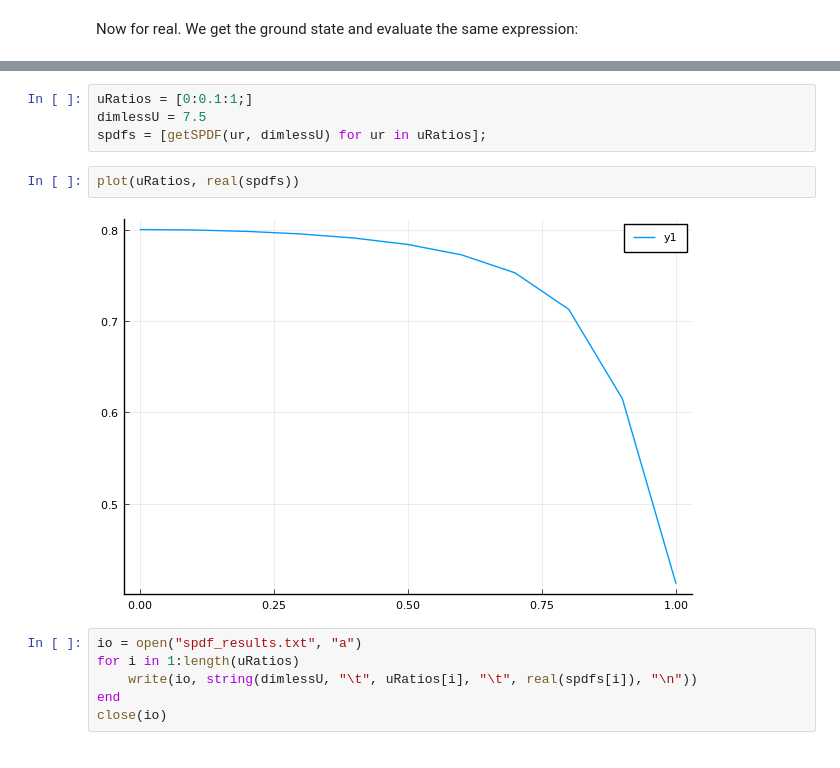
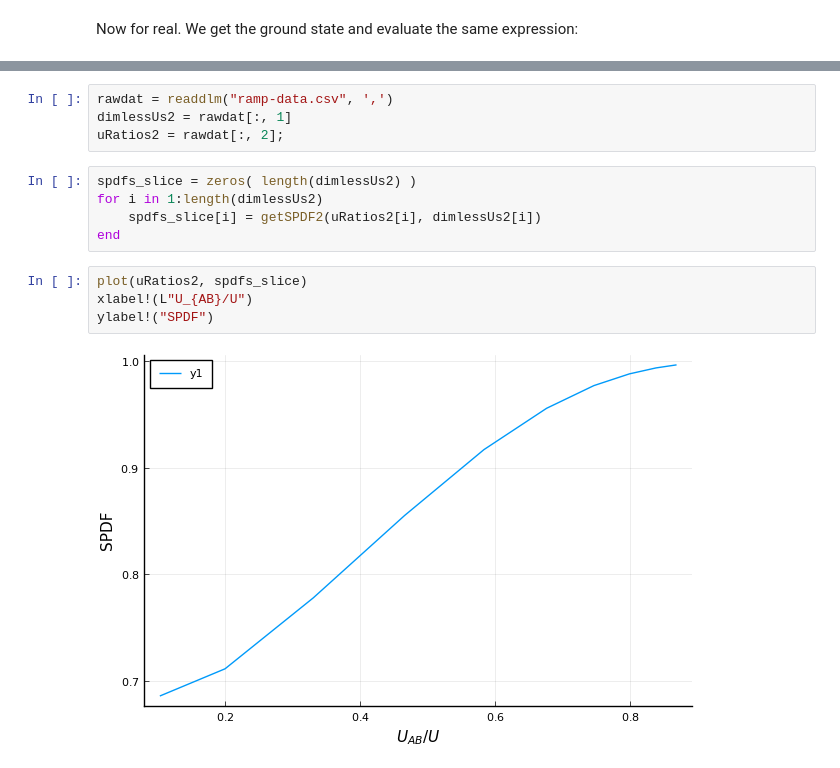
Before and after one commit to dehond/two-component-bh-model, a Jupyter notebook: two-component BH ground state.ipynb, the cells around one changed output, grey strips where cells are left out. Drawn from its saved outputs; the diff is of its cells as text.

```diff
--- a/two-component BH ground state.ipynb
+++ b/two-component BH ground state.ipynb
@@ -107,14 +115,15 @@ getSPDF (generic function with 1 method)
-# %%
-uRatios = [0:0.1:1;]
-dimlessU = 7.5
-spdfs = [getSPDF(ur, dimlessU) for ur in uRatios];
-# %%
-plot(uRatios, real(spdfs))
-# %% [output]
-[figure, removed]
-# %%
-io = open("spdf_results.txt", "a")
-for i in 1:length(uRatios)
-    write(io, string(dimlessU, "\t", uRatios[i], "\t", real(spdfs[i]), "\n"))
-end
-close(io)
+# %%
+rawdat = readdlm("ramp-data.csv", ',')
+dimlessUs2 = rawdat[:, 1]
+uRatios2 = rawdat[:, 2];
+# %%
+spdfs_slice = zeros( length(dimlessUs2) )
+for i in 1:length(dimlessUs2)
+    spdfs_slice[i] = getSPDF2(uRatios2[i], dimlessUs2[i])
+end
+# %%
+plot(uRatios2, spdfs_slice)
+xlabel!(L"U_{AB}/U")
+ylabel!("SPDF")
+# %% [output]
+[figure, added]
```
Also changed, not shown: parts of 5 cells of this notebook, 2 other files.
